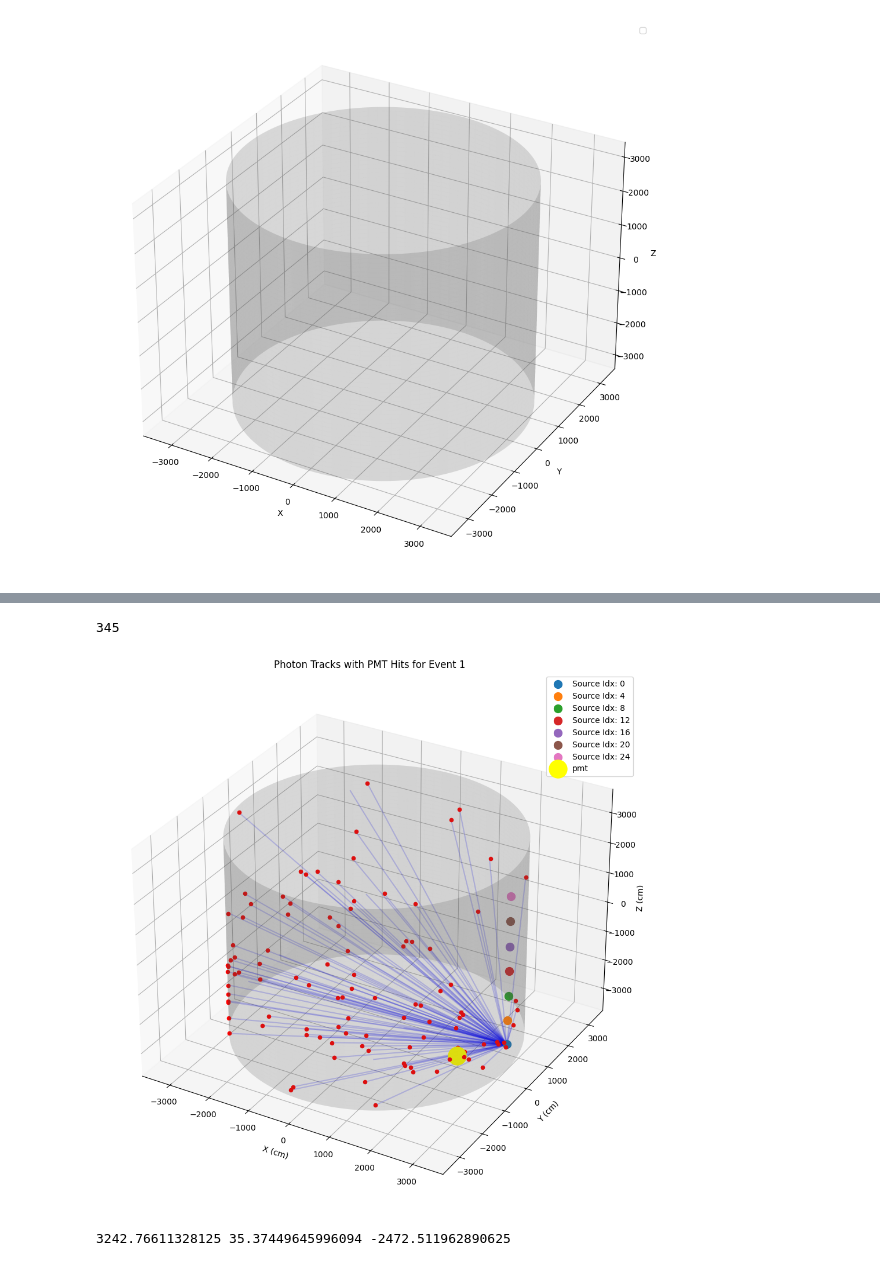
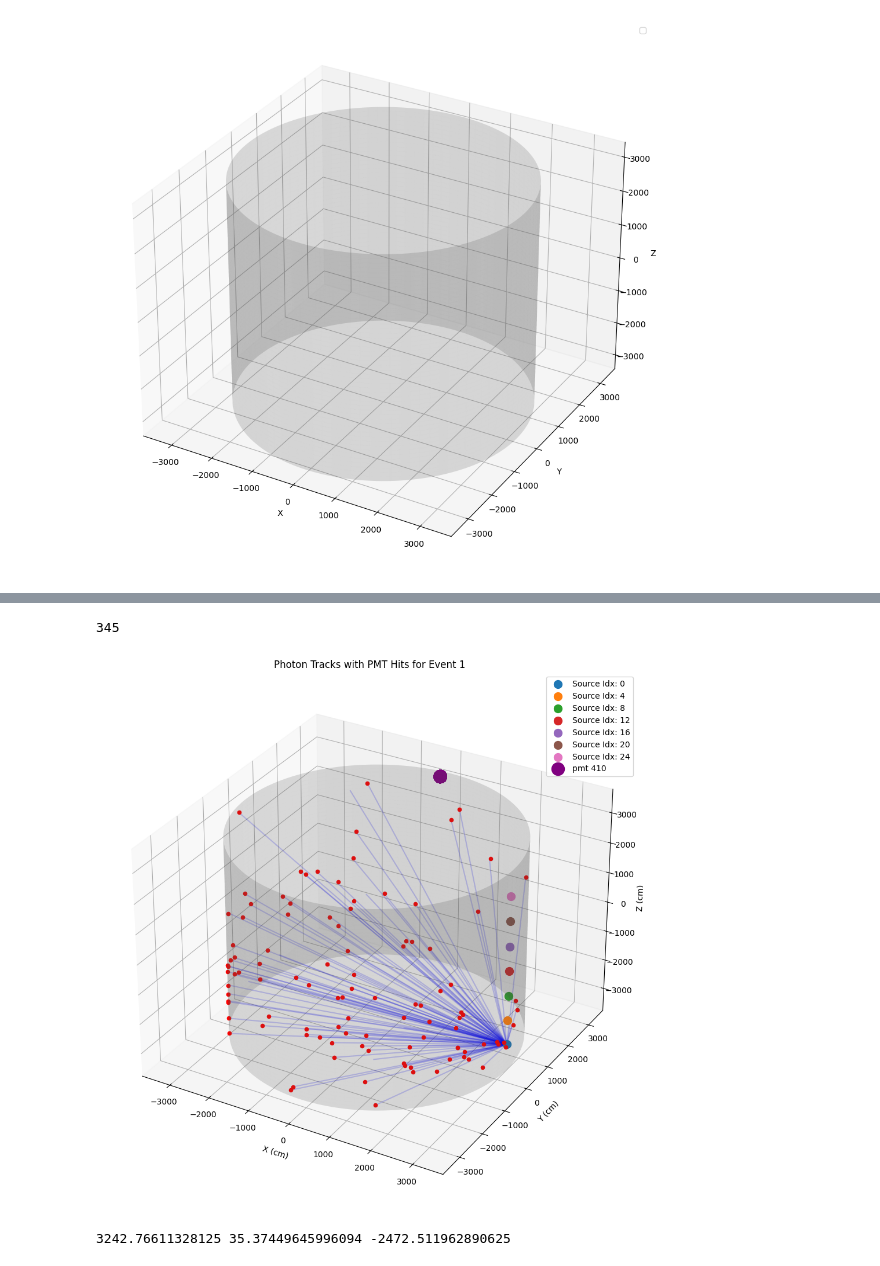
Before and after one commit to kpulido444/HKPMTcalibration, a Jupyter notebook: exploration.ipynb, the cells around one changed output, grey strips where cells are left out. Saved outputs shown, nothing was run; the diff lists cells and outputs as text; code cells hidden in the pictures.

```diff
--- a/exploration.ipynb
+++ b/exploration.ipynb
@@ -210,7 +182,7 @@ def make_display(event_idx):
     theta = np.linspace(0, 2*np.pi, 1000)
     Theta, Zc = np.meshgrid(theta, z)
     Xc = radius * np.cos(Theta)
-    Yc = radius * np.sin(Theta)
+    Yc = radius * -np.sin(Theta)
     # cyl parameters
     rstride = 20
     cstride = 10
@@ -264,38 +236,46 @@ def make_display(event_idx):
     pmt_charges = event_hit_df['charge']
     #event_hit_df['posX']
 
     # Plot line segments
     for xs, ys, zs, xe, ye, ze in zip(x_starts, y_starts, z_starts, x_ends, y_ends, z_ends):
         ax.plot([xs, xe], [ys, ye], [zs, ze], color='blue', alpha=0.2)
         for pmtx, pmty, pmtz, pmte, in zip(pmt_xs, pmt_ys, pmt_zs, pmt_charges):
             if np.linalg.norm(np.array([xe, ye, ze]) - np.array([pmtx, pmty, pmtz])) < 26.95:
                 ax.scatter(pmtx, pmty, pmtz, color='red')
 
     pmt_hit_df = hit_df[hit_df["pmt_id"]==19343]
 
-    x1 = pmt_hit_df["posX"].iloc[0]
-    y1 = pmt_hit_df["posY"].iloc[0]
-    z1 = pmt_hit_df["posZ"].iloc[0]
+    #x1 = pmt_hit_df["posX"].iloc[0]
+    #y1 = pmt_hit_df["posY"].iloc[0]
+    #z1 = pmt_hit_df["posZ"].iloc[0]
 
-    ax.scatter(x1, y1, z1, color='yellow', label='pmt', s=500)
+    pmt_410 = hit_df[hit_df["pmt_id"] == 410]
+
+    x1 = pmt_410["posX"]
+    y1 = pmt_410["posY"]
+    z1 = pmt_410["posZ"]
+
+
+
+    ax.scatter(x1, y1, z1, color='purple', label='pmt 410', marker="o", s=250)
 
     ax.set_xlabel("X (cm)")
     ax.set_ylabel("Y (cm)")
     ax.set_zlabel("Z (cm)")
 
     ax.legend()
     plt.title(f'Photon Tracks with PMT Hits for Event {event_idx}')
 
     plt.show()
 
 make_display(1)
 
 # make version for one PMT with angular dependence
 # look for PMT with highest amt of hits
 # hit count ratio as a function of incident angle
 # %% [output]
 345
-[figure, old version]
+[figure, new version]
 # %%
 pmt_hit_df = hit_df[hit_df["pmt_id"]==13007]
 
```
Also changed, not shown: parts of 17 cells of this notebook.
